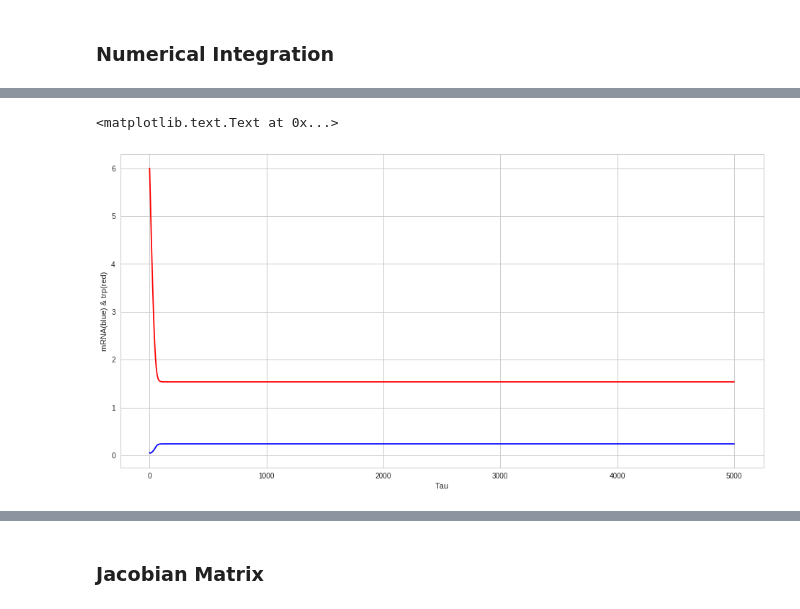
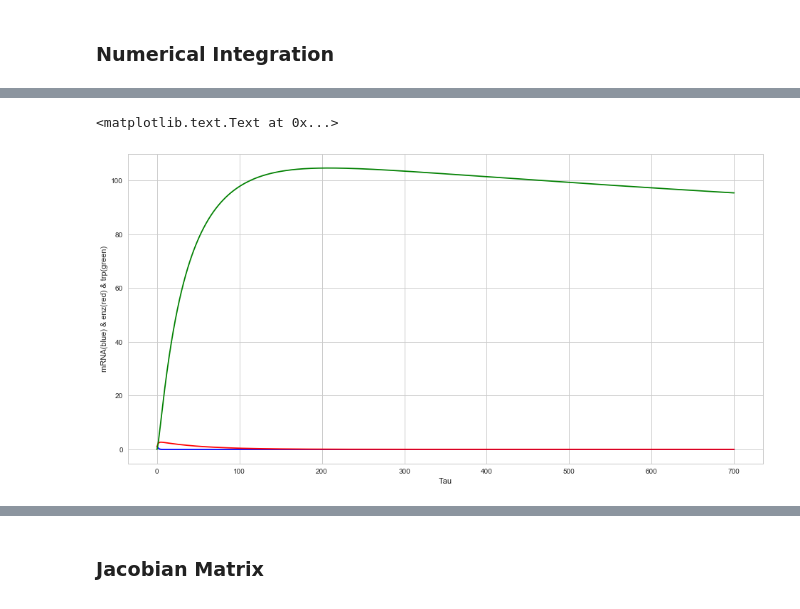
Before and after one commit to phuongho43/beng125-trpOperon, a Jupyter notebook: trpOperon.ipynb, the cells around one changed output, grey strips where cells are left out. Saved outputs shown, nothing was run; the diff lists cells and outputs as text; code cells hidden in the pictures.

```diff
--- a/trpOperon.ipynb
+++ b/trpOperon.ipynb
@@ -71,0 +51,7 @@ def trp_eqs(x):
+# %%
+def trp_dynamics(x, t, u_R):
+    """
+    Helper function for simulating trp operon dynamics over time
+    """
+    dx_dt = trp_eqs(x, u_R)
+    return dx_dt
@@ -72,9 +120,9 @@ def trp_eqs(x):
 # %% [markdown]
 ### Numerical Integration
 # %%
-x0 = [0.06, 6]
-t = np.linspace(0, 5000, 1000)
+x0 = [1, 50, 0]
+t = np.linspace(0, 700, 5000)
 # %%
-sol = odeint(trp_dynamics, x0, t)
+sol = odeint(trp_dynamics, x0, t, args=(0.1,))
 sol
 # %% [output]
@@ -88,12 +144,13 @@ array([[ 0.06      ,  6.        ],
 # %%
-plt.figure(figsize=(16,8))
+plt.figure(figsize=(16, 8))
 plt.plot(t, sol[:,0], 'b')
-plt.plot(t, sol[:,1], 'r-')
+plt.plot(t, sol[:,1], 'r')
+plt.plot(t, sol[:,2], 'g')
 plt.xlabel('Tau')
-plt.ylabel('mRNA(blue) & trp(red)')
+plt.ylabel('mRNA(blue) & enz(red) & trp(green)')
 # %% [output]
 <matplotlib.text.Text at 0x...>
-[figure, old version]
+[figure, new version]
 # %%
 plt.figure(figsize=(16,8))
 plt.plot(sol[:,0], sol[:,1], 'b')
```
Also changed, not shown: parts of 25 cells of this notebook, 2 other files.
